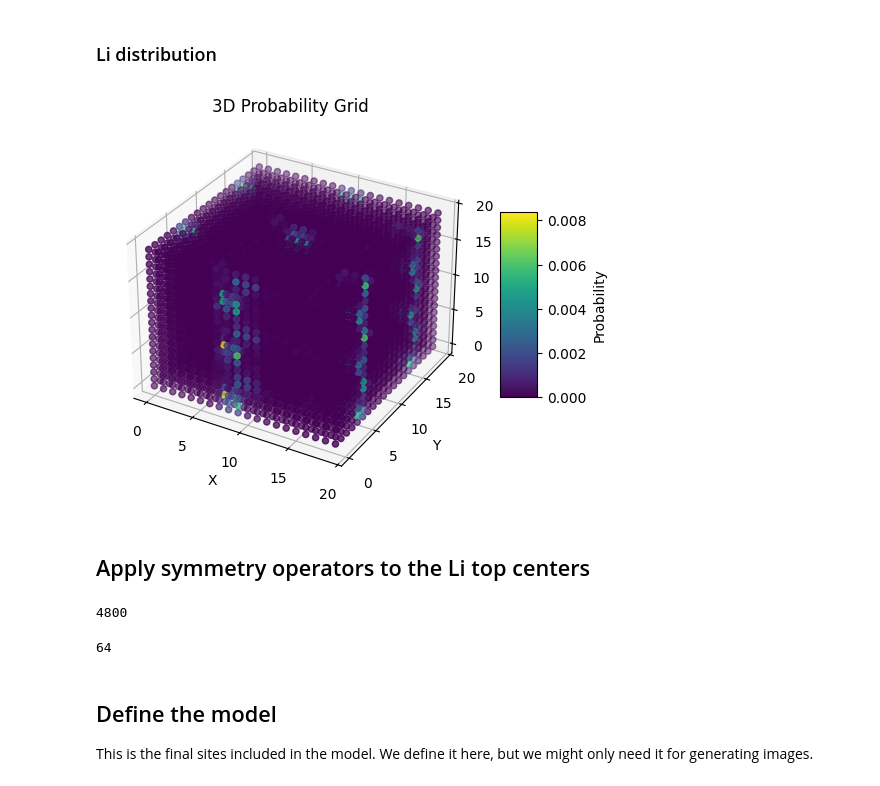
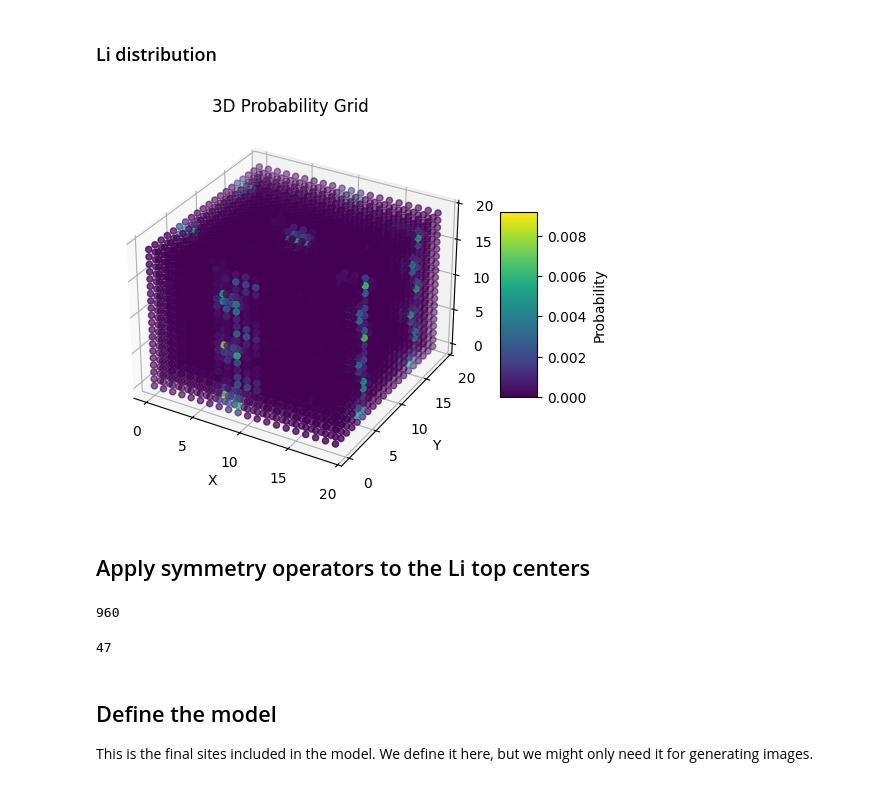
Before and after one commit to cmc-ucl/QUBO_GULP, a Jupyter notebook: QUBO_GULP.ipynb, the cells around one changed output. Drawn from its saved outputs; the diff is of its cells as text; code cells hidden in the pictures.

```diff
--- a/QUBO_GULP.ipynb
+++ b/QUBO_GULP.ipynb
@@ -303,39 +303,39 @@ vview(Structure.from_sites(fully_lithiated_structure_init[0:24]))
 li_coords_all = []
 num_samples = 100
 M = 20 #grid definition
-N_positions_final = 100
+N_positions_final = 20
 
 for i in tqdm(range(1,25), desc="Computing Li positions"):
     with open(f'data/database/config_size_{i}.pkl', 'rb') as file:
         data = pickle.load(file)
     samples = np.random.choice(len(data),num_samples)
 
     structure_n = np.array(list(data.keys()))[samples]
 
     for i in structure_n:
         coords_tmp = np.array(data[i]['final']['config'])#[-48:])[:,2:]
         li_index = np.where(coords_tmp[:,0] == 'Li')[0]
 
         li_coords = np.array(coords_tmp[li_index][:,2:])
         li_coords = np.array(li_coords,dtype='float').tolist()
         li_coords_all.extend(li_coords)
 
 
 li_coords_all = np.array(li_coords_all)
 grid = compute_probability_grid(li_coords_all, M)
 
 plot_probability_grid(grid)
 
 centers = find_fractional_centers(M)
 top_centers = find_top_x_points(grid,centers,N_positions_final)
 
 coord_top = []
 for line in top_centers:
     coord_top.append(line[0])
 coord_top = np.array(coord_top)
 vview(Structure(delithiated_structure_init.lattice.matrix,[1]*N_positions_final,coord_top))
 # %% [output]
-[figure, old version]
+[figure, new version]
 # %%
 vview(Structure(delithiated_structure_init.lattice.matrix,[1]*N_positions_final,coord_top))
 # %% [markdown]
@@ -353,7 +353,7 @@ for symmop in symmops:
 symmetrised_coords = np.array(symmetrised_coords)
 len(symmetrised_coords)
 # %% [output]
-4800
+960
 # %%
 threshold = 0.1  # THIS IS AN IMPORTANT PARAMETER
 
@@ -361,5 +361,5 @@ averaged_symmetrised_coords = average_close_points(symmetrised_coords, threshold
 
 print(len(averaged_symmetrised_coords))
 # %% [output]
-64
+47
 # %%
```
Also changed, not shown: parts of 20 cells of this notebook, 1 other file.
